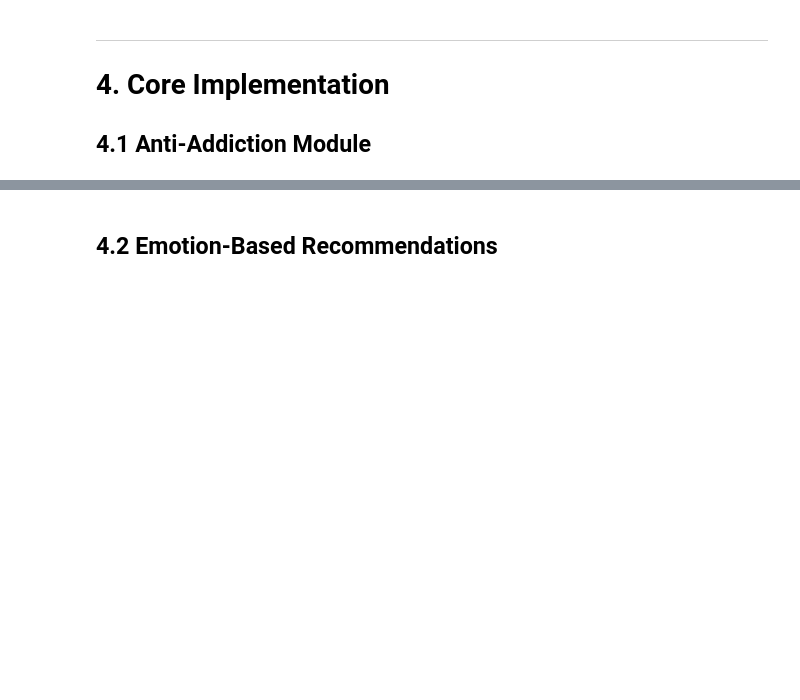
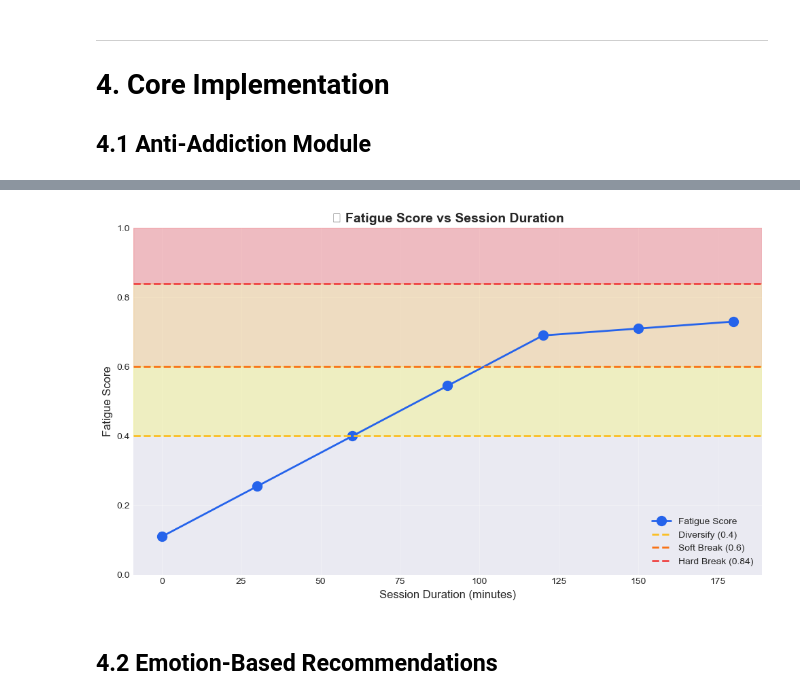
Before and after one commit to utkarshvaransingh-cloud/Emotion-Aware-Anti-Addiction-Entertainment-Recommendation-System, a Jupyter notebook: notebooks/Emotion_Aware_RecSys_Project.ipynb, the cells around one changed output, grey strips where cells are left out. Drawn from its saved outputs; the diff is of its cells as text; code cells hidden in the pictures; blank space fills up the shorter version.

```diff
--- a/notebooks/Emotion_Aware_RecSys_Project.ipynb
+++ b/notebooks/Emotion_Aware_RecSys_Project.ipynb
@@ -191,19 +243,22 @@ Combines all signals into final score with ML personalization boost.
 ## 4.1 Anti-Addiction Module
 # %%
 # Anti-Addiction Implementation
-from src.anti_addiction import compute_fatigue_score, get_intervention
+print("🧘 Anti-Addiction Fatigue Analysis")
+print("=" * 60)
 
-# Test fatigue calculation at different session lengths
 test_sessions = [0, 30, 60, 90, 120, 150, 180]
 fatigue_scores = []
 
 for session_min in test_sessions:
+    # FIXED: Use correct parameter names from compute_fatigue_score
     score = compute_fatigue_score(
-        session_minutes=session_min,
+        session_duration_minutes=session_min,
         repetition_index=0.3,
-        daily_cumulative_minutes=session_min,
-        time_of_day_factor=0.5
+        cumulative_daily_minutes=session_min,
+        time_of_day_penalty=0.5
     )
     intervention = get_intervention(score)
     fatigue_scores.append(score)
-    print(f"Session: {session_min:3d} min → Fatigue: {score:.2f} → Intervention: {intervention}")
+
+    emoji = '🔴' if intervention == 'hard_break' else '🟠' if intervention == 'soft_break' else '🟡' if intervention == 'diversify' else '🟢'
+    print(f"{emoji} Session: {session_min:3d} min → Fatigue: {score:.2f} → {intervention or 'none'}")
@@ -210,16 +275,26 @@ for session_min in test_sessions:
 # %%
 # Visualize fatigue curve
-plt.figure(figsize=(10, 5))
-plt.plot(test_sessions, fatigue_scores, 'o-', linewidth=2, markersize=8)
-plt.axhline(y=0.5, color='orange', linestyle='--', label='Diversify threshold')
-plt.axhline(y=0.7, color='red', linestyle='--', label='Soft break threshold')
-plt.axhline(y=0.85, color='darkred', linestyle='--', label='Hard break threshold')
-plt.xlabel('Session Duration (minutes)')
-plt.ylabel('Fatigue Score')
-plt.title('Fatigue Score vs Session Duration')
-plt.legend()
+plt.figure(figsize=(10, 6))
+plt.plot(test_sessions, fatigue_scores, 'o-', linewidth=2, markersize=10, color='#2563eb', label='Fatigue Score')
+
+plt.axhline(y=0.4, color='#fbbf24', linestyle='--', linewidth=2, label='Diversify (0.4)')
+plt.axhline(y=0.6, color='#f97316', linestyle='--', linewidth=2, label='Soft Break (0.6)')
+plt.axhline(y=0.84, color='#ef4444', linestyle='--', linewidth=2, label='Hard Break (0.84)')
+
+plt.axhspan(0.84, 1.0, alpha=0.2, color='red')
+plt.axhspan(0.6, 0.84, alpha=0.2, color='orange')
+plt.axhspan(0.4, 0.6, alpha=0.2, color='yellow')
+
+plt.xlabel('Session Duration (minutes)', fontsize=12)
+plt.ylabel('Fatigue Score', fontsize=12)
+plt.title('📊 Fatigue Score vs Session Duration', fontsize=14, fontweight='bold')
+plt.legend(loc='lower right')
 plt.grid(True, alpha=0.3)
+plt.ylim(0, 1)
+plt.tight_layout()
 plt.show()
+# %% [output]
+[figure, added]
 # %% [markdown]
 ## 4.2 Emotion-Based Recommendations
 # %%
```
Also changed, not shown: parts of 20 cells of this notebook, 5 other files.
